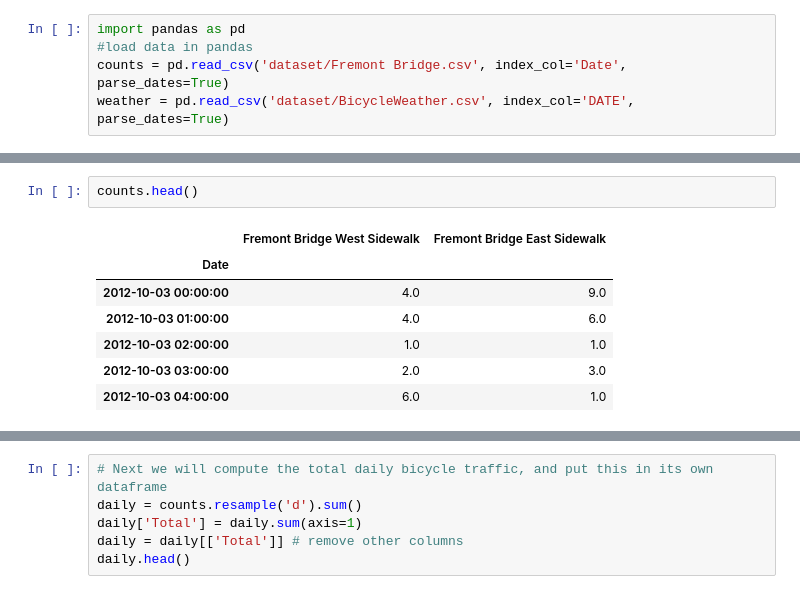
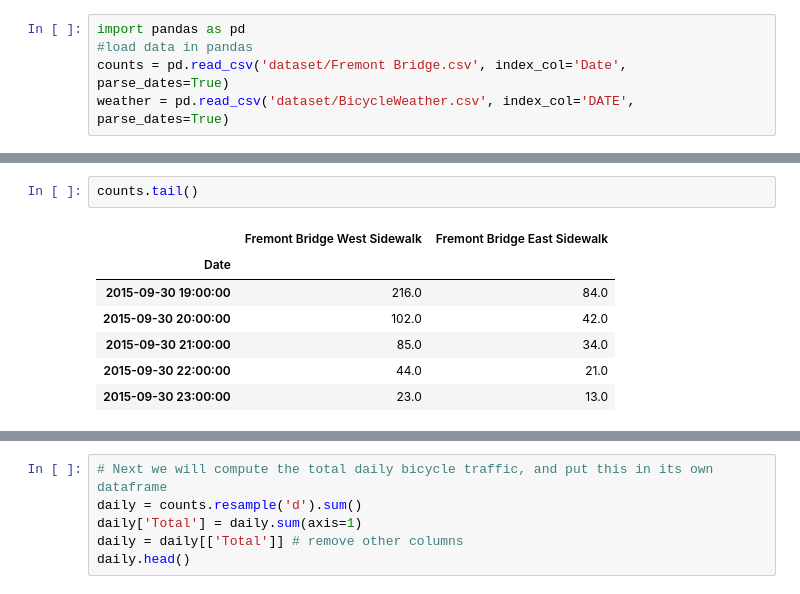
Before and after one commit to shengkai0422/PROJECTS, a Jupyter notebook: MACHINE LEARNING/linear regression/using_sckit_learn_package.ipynb, the cells around one changed output, grey strips where cells are left out. Saved outputs shown, nothing was run; the diff lists cells and outputs as text.

```diff
--- a/MACHINE LEARNING/linear regression/using_sckit_learn_package.ipynb
+++ b/MACHINE LEARNING/linear regression/using_sckit_learn_package.ipynb
@@ -277,10 +294,10 @@ weather = pd.read_csv('dataset/BicycleWeather.csv', index_col='DATE', parse_date
 # %%
-counts.head()
+counts.tail()
 # %% [output]
 |  | Fremont Bridge West Sidewalk | Fremont Bridge East Sidewalk |
 | Date |  |  |
-| 2012-10-03 00:00:00 | 4.0 | 9.0 |
-| 2012-10-03 01:00:00 | 4.0 | 6.0 |
-| 2012-10-03 02:00:00 | 1.0 | 1.0 |
-| 2012-10-03 03:00:00 | 2.0 | 3.0 |
-| 2012-10-03 04:00:00 | 6.0 | 1.0 |
+| 2015-09-30 19:00:00 | 216.0 | 84.0 |
+| 2015-09-30 20:00:00 | 102.0 | 42.0 |
+| 2015-09-30 21:00:00 | 85.0 | 34.0 |
+| 2015-09-30 22:00:00 | 44.0 | 21.0 |
+| 2015-09-30 23:00:00 | 23.0 | 13.0 |
```
Also changed, not shown: parts of 6 cells of this notebook, 21 other files.
